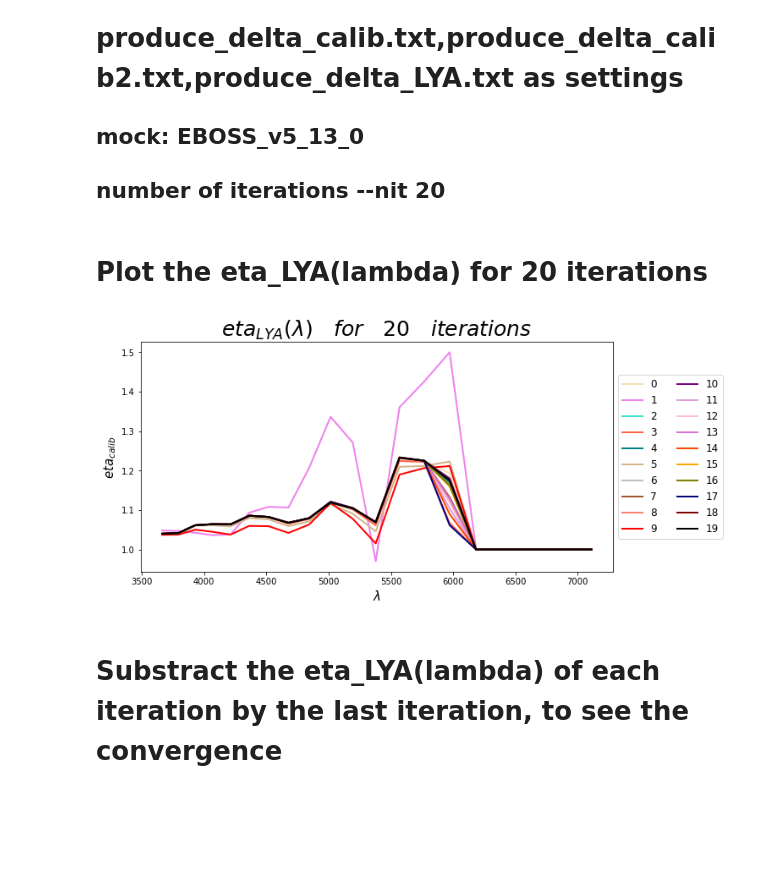
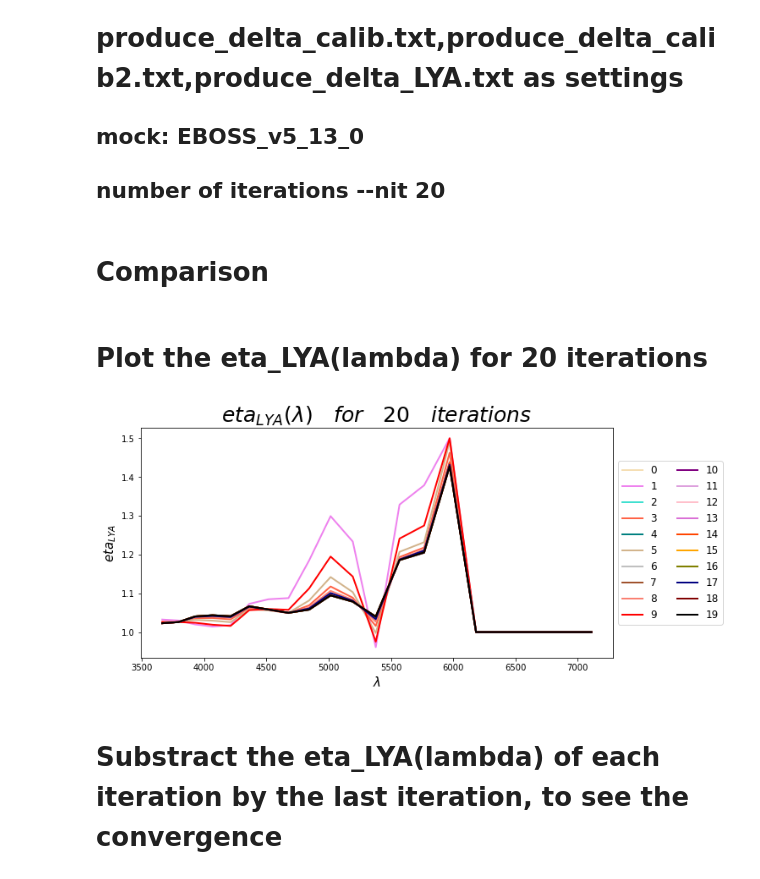
Before and after one commit to moonlovist/Picca_convergence_check, a Jupyter notebook: picca_convergence.ipynb, the cells around one changed output. Cells and saved outputs as stored; diff of their text form; code cells hidden in the pictures; blank space fills up the shorter version.

```diff
--- a/picca_convergence.ipynb
+++ b/picca_convergence.ipynb
@@ -18,10 +18,12 @@ colors = sorted(names, reverse=True)
 # The results are run with picca_deltas.py function, with produce_delta_calib.txt,produce_delta_calib2.txt,produce_delta_LYA.txt as settings
 ## mock: EBOSS_v5_13_0
 ## number of iterations --nit 20
+# %%
+dir_total = '/global/cscratch1/sd/tanting/picca_convergence/'
 # %%
-dir_calib = 'Delta_calibration/Log'
-dir_calib2 = 'Delta_calibration2/Log'
-dir_LYA = 'Delta_LYA/Log'
+dir_calib = dir_total+'Delta_20bins_data/Delta_calibration/Log'
+dir_calib2 = dir_total+'Delta_20bins_data/Delta_calibration2/Log'
+dir_LYA = dir_total+'Delta_20bins_data/Delta_LYA/Log'
 # %%
 files_calib = [file for file in os.listdir(dir_calib) if file.startswith('delta_attributes_iteration')]
 files_calib2 = [file for file in os.listdir(dir_calib2) if file.startswith('delta_attributes_iteration')]
@@ -30,3 +32,5 @@ files_LYA = [file for file in os.listdir(dir_LYA) if file.startswith('delta_attr
 document_1 = FITS(dir_calib + '/' + files_LYA[0],vstorage='object')
 
 print(document_1,document_1[2],document_1[3])
+# %%
+document_calib = FITS(dir_calib + '/' + 'delta_attributes_iteration19.fits.gz',vstorage='object')
@@ -76,3 +84,5 @@ for index in range(19):
     var_lss_LYA.append(document_LYA['WEIGHT']['var_lss'][:])
     fudge_LYA.append(document_LYA['WEIGHT']['fudge'][:])
     mean_cont_LYA.append(document_LYA['CONT']['mean_cont'][:])
+# %% [markdown]
+# Comparison
@@ -81,15 +115,15 @@ for index in range(19):
 # %%
 plt.figure()
 plt.title(r'$eta_{LYA}(\lambda)\quad for\quad 20\quad iterations$', fontsize=25)
 for num,color in zip(range(19),colors[3:]):
     plt.plot(10**loglam_LYA[num],eta_LYA[num],label = '%s'%num,color = color)
 plt.plot(10**loglam_LYA[-1],eta_LYA[-1],label = '19',color = 'black')
 plt.xlabel(r'$\lambda$')
-plt.ylabel(r'$eta_{calib}$')
+plt.ylabel(r'$eta_{LYA}$')
 plt.legend(loc='center left', bbox_to_anchor=(1.0, 0.5),ncol=2)
 plt.show()
 # %% [output]
-[figure, old version]
+[figure, new version]
 # %% [markdown]
 # Substract the eta_LYA(lambda) of each iteration by the last iteration, to see the convergence
 # %%
```
Also changed, not shown: parts of 9 cells of this notebook.
